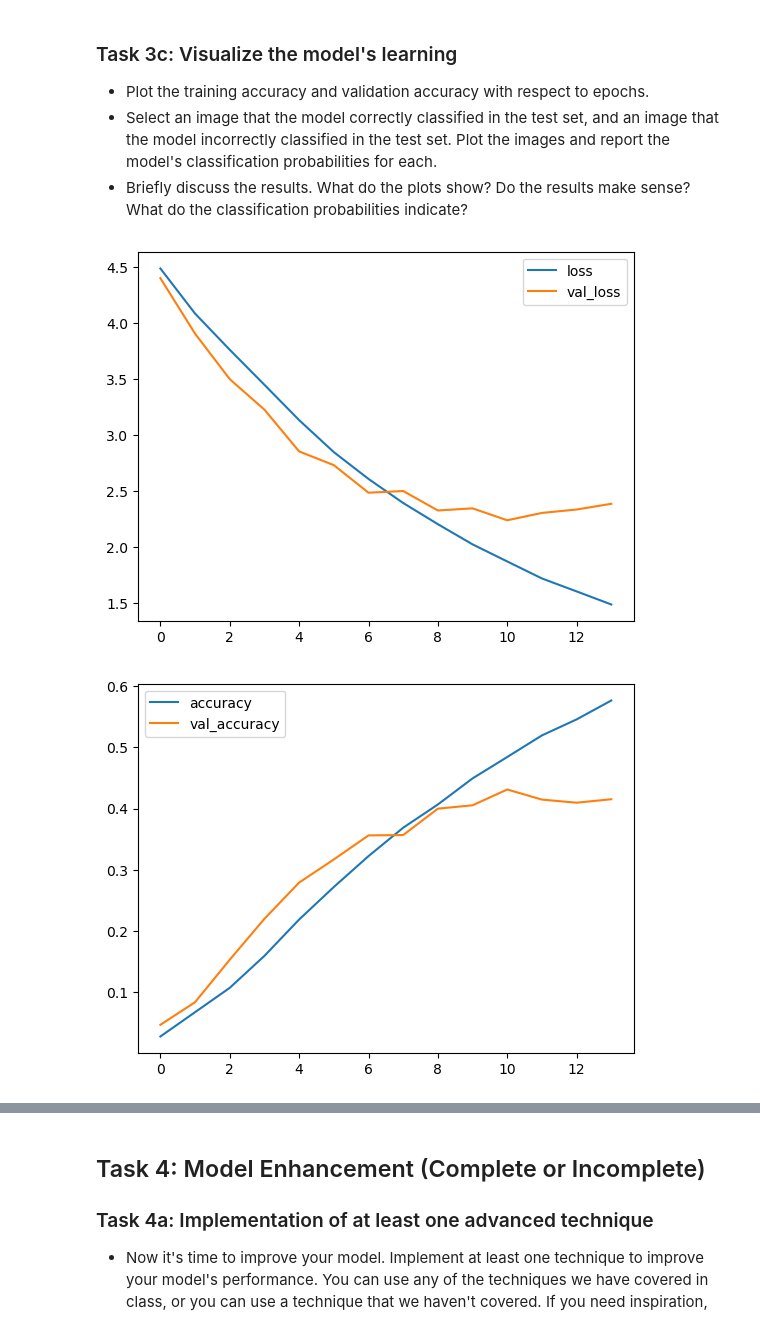
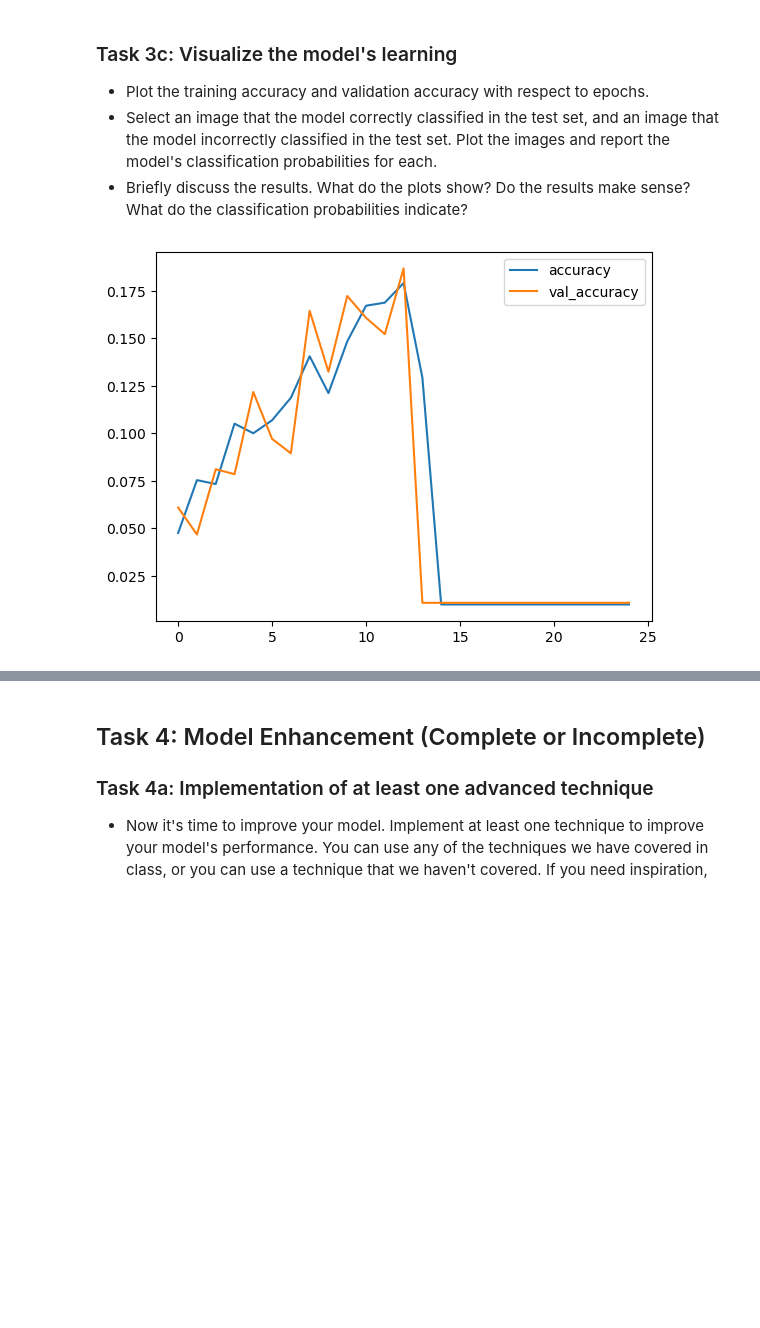
Before and after one commit to ishrathmi/deep_learning, a Jupyter notebook: 02_activities/assignments/assignment_1.ipynb, the cells around one changed output, grey strips where cells are left out. Saved outputs shown, nothing was run; the diff lists cells and outputs as text; code cells hidden in the pictures; blank space fills up the shorter version.

```diff
--- a/02_activities/assignments/assignment_1.ipynb
+++ b/02_activities/assignments/assignment_1.ipynb
@@ -189,14 +168,15 @@ call back "EarlyStopping" is utilised to stop further training when model perofr
 # %%
-# Your code here
+# # Your code here
 from keras import callbacks
-earlystopping = callbacks.EarlyStopping(monitor="val_loss",
-                                        mode="min",
-                                        patience=3,
-                                        restore_best_weights=True)
+# earlystopping = callbacks.EarlyStopping(monitor="val_loss",
+#                                         mode="min",
+#                                         patience=5,
+#                                         restore_best_weights=True)
 history = model.fit(X_train,y_train,
                     batch_size=32,
                     epochs= 25,
                     validation_data=(X_validation, y_validation),
-                    callbacks=[earlystopping])
+                   #callbacks=earlystopping
+                   )
 # %% [output]
 Epoch 1/25
@@ -247,11 +231,9 @@ AttributeError: 'Functional' object has no attribute 'accuracy'
 # %%
 # Your code here
 import pandas as pd
 import matplotlib.pyplot as plt
 history_df = pd.DataFrame(history.history)
-history_df.loc[:, ['loss', 'val_loss']].plot()
 history_df.loc[:, ['accuracy', 'val_accuracy']].plot()
 plt.show()
 # %% [output]
-[figure, old version]
+[figure, new version]
-[figure, removed]
```
Also changed, not shown: parts of 22 cells of this notebook, 2 other files.
